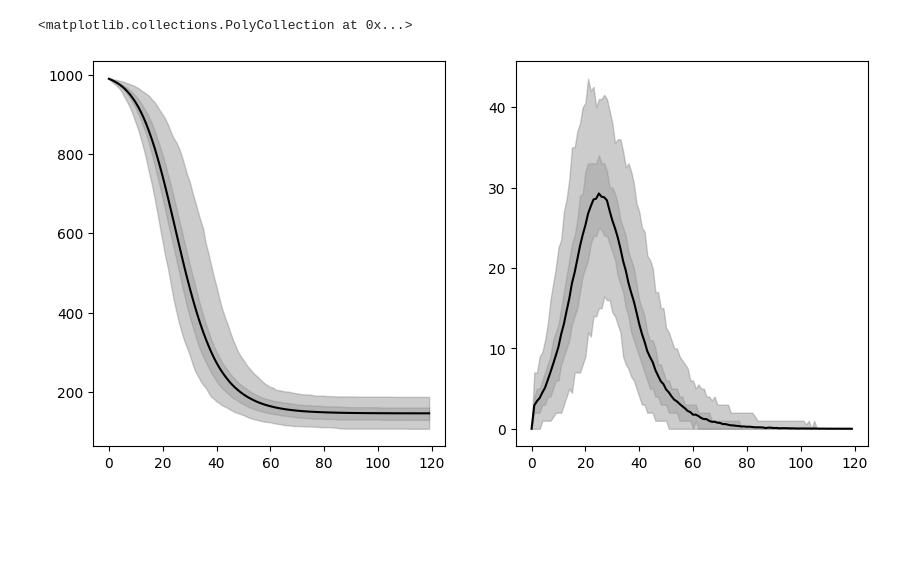
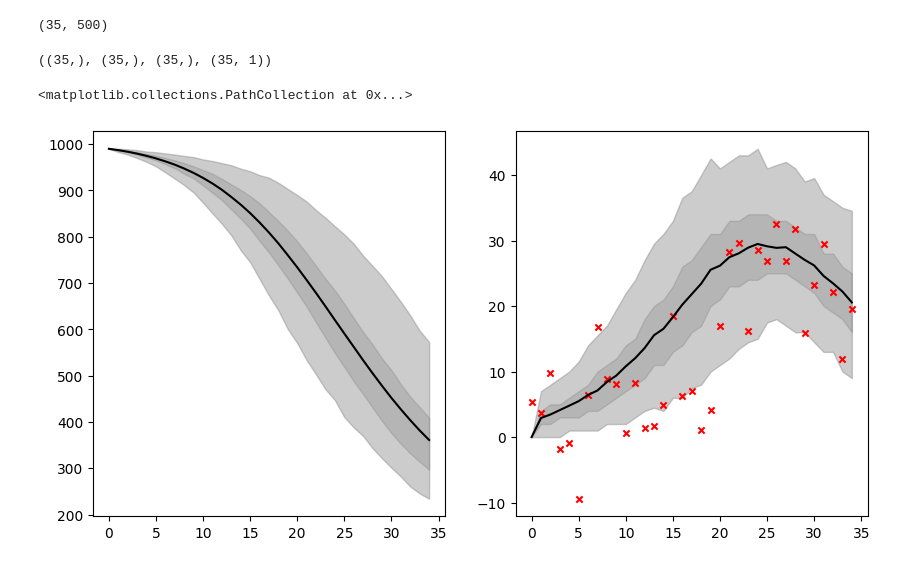
Before and after one commit to ChaosDonkey06/pompjax, a Jupyter notebook: eakf.ipynb, the cells around one changed output. Drawn from its saved outputs; the diff is of its cells as text; code cells hidden in the pictures; blank space fills up the shorter version.

```diff
--- a/eakf.ipynb
+++ b/eakf.ipynb
@@ -72,18 +72,9 @@ def transition(xi, τ, dt=1):
 def checkpopvars(x, pop):
     return np.minimum(np.maximum(x, 0), pop)
 
-def sir(x, dt, β, γ, N):
-    """ SIR model
-
-    Args:
-        x[t]:  State space at time t.
-        dt:    Recovery rate.
-        β:     Contact rate.
-        γ:     Recovery rate.
-        N:     Population size.
-
-    Returns:
-        x[t+1]: State space at time t+1.
+def f(x, dt, β, γ, N):
+    """
+    Process model
     """
 
     S = x.at[0, :].get()
@@ -100,6 +91,12 @@ def sir(x, dt, β, γ, N):
     C  = s2i
 
     return checkpopvars(np.array([S, I, R, C]), N)
+
+def g(x):
+    """
+    Observational model
+    """
+    return x.at[3, :].get()
 # %%
 N = 1000
 
@@ -115,7 +112,7 @@ C0 = 0
 ens = 500
 x0  = np.ones((4, ens)) * np.expand_dims(np.array([S0, I0, R0, C0]), -1)
 
-T  = 120
+T  = 35
 dt = 1
 
 x_sim = x0
@@ -126,25 +123,37 @@ x_sim = x_sim.at[:, 0, :].set(x0)
 for t in range(1, T):
     x     = sir(x_sim.at[:, t-1, :].get(), 1, β, γ, N)
     x_sim = x_sim.at[:, t, :].set(x)
+# %%
+C.shape
+# %% [output]
+(35, 500)
 # %%
 S =  x_sim.at[0, :, :].get(); S_df = create_df_response(S.T, T)
 I =  x_sim.at[1, :, :].get(); I_df = create_df_response(I.T, T)
 R =  x_sim.at[2, :, :].get(); R_df = create_df_response(R.T, T)
 C =  x_sim.at[3, :, :].get(); C_df = create_df_response(C.T, T)
+
+k = jax.random.PRNGKey(1)
+obs_use = np.maximum(C.at[:, 300].get() + np.squeeze(jax.random.normal(k, shape=(T, 1)) *5))
+# %%
+S_df.index.shape, obs_use.shape, C.at[:, 300].get().shape,  jax.random.normal(k, shape=(T, 1)).shape
+# %% [output]
+((35,), (35,), (35,), (35, 1))
 # %%
 import matplotlib.pyplot as plt
 
 fig, ax = plt.subplots(1, 2, figsize=(10, 5))
 ax[0].plot(S_df.index, S_df['mean'], label='S', color="k")
 ax[0].fill_between(S_df.index, S_df['low_95'], S_df['high_95'], alpha=0.4, color="gray")
 ax[0].fill_between(S_df.index, S_df['low_50'], S_df['high_50'], alpha=0.3, color="gray")
 
 ax[1].plot(C_df.index, C_df['mean'], label='S', color="k")
 ax[1].fill_between(C_df.index, C_df['low_95'], C_df['high_95'], alpha=0.4, color="gray")
 ax[1].fill_between(C_df.index, C_df['low_50'], C_df['high_50'], alpha=0.3, color="gray")
+ax[1].scatter(S_df.index, obs_use, color="red", marker="x", s=20)
 # %% [output]
-<matplotlib.collections.PolyCollection at 0x...>
+<matplotlib.collections.PathCollection at 0x...>
-[figure, old version]
+[figure, new version]
 # %%
 def eakf(x, y_sim, y, oev, return_gain=False):
     """ Ensemble Adjustment Kalman Filter
```
Also changed, not shown: parts of 2 cells of this notebook, 1 other file.
